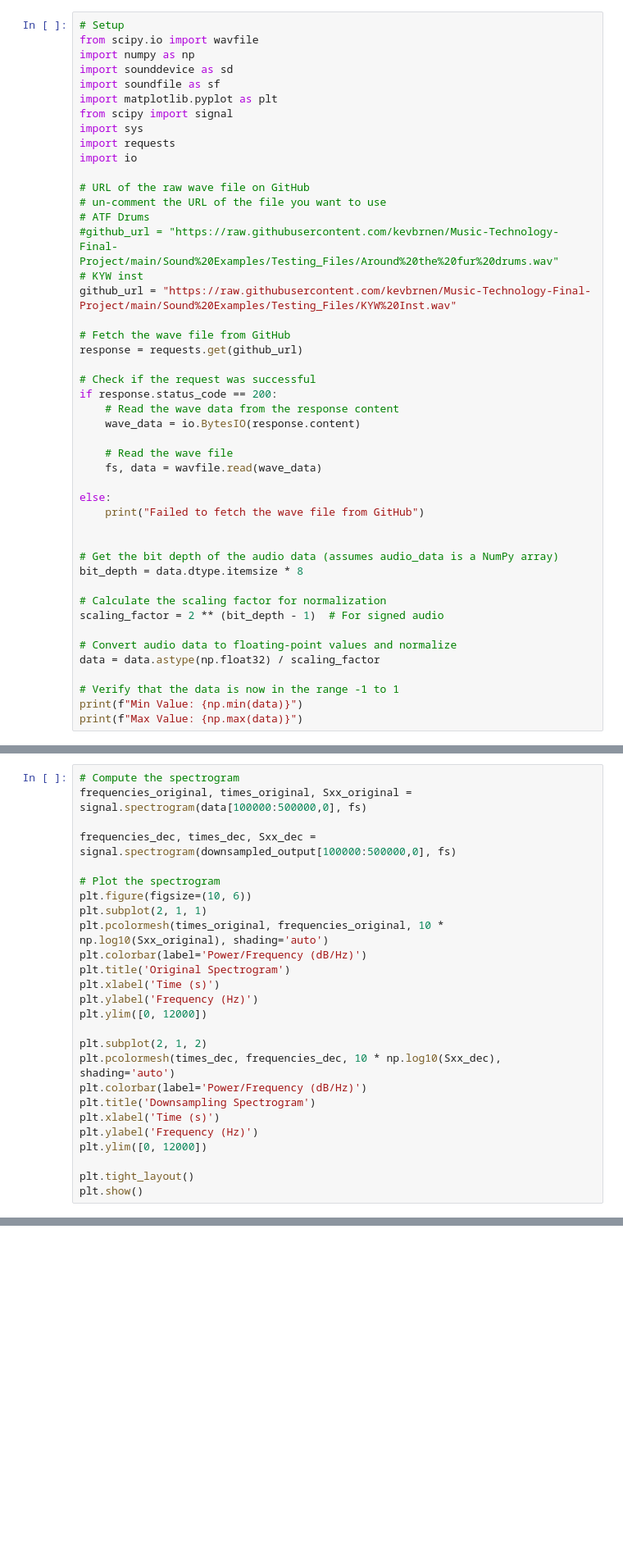
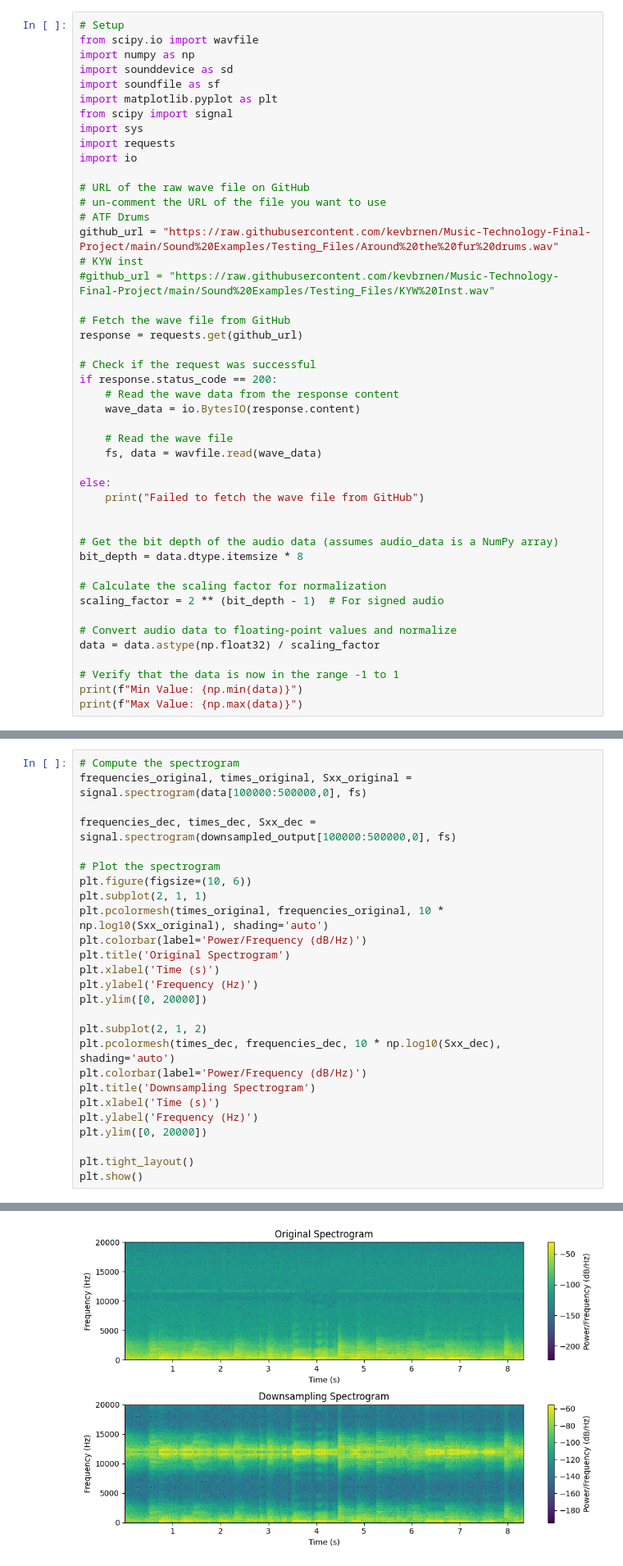
Before and after one commit to kevbrnen/Music-Technology-Final-Project, a Jupyter notebook: Prototyping/Downsampling/Downsampling.ipynb, the cells around one changed output, grey strips where cells are left out. Shown at 82% size. Drawn from its saved outputs; the diff is of its cells as text; blank space fills up the shorter version.

```diff
--- a/Prototyping/Downsampling/Downsampling.ipynb
+++ b/Prototyping/Downsampling/Downsampling.ipynb
@@ -15,9 +15,9 @@ import io
 # URL of the raw wave file on GitHub
 # un-comment the URL of the file you want to use
 # ATF Drums
-#github_url = "https://raw.githubusercontent.com/kevbrnen/Music-Technology-Final-Project/main/Sound%20Examples/Testing_Files/Around%20the%20fur%20drums.wav"
+github_url = "https://raw.githubusercontent.com/kevbrnen/Music-Technology-Final-Project/main/Sound%20Examples/Testing_Files/Around%20the%20fur%20drums.wav"
 # KYW inst
-github_url = "https://raw.githubusercontent.com/kevbrnen/Music-Technology-Final-Project/main/Sound%20Examples/Testing_Files/KYW%20Inst.wav"
+#github_url = "https://raw.githubusercontent.com/kevbrnen/Music-Technology-Final-Project/main/Sound%20Examples/Testing_Files/KYW%20Inst.wav"
 
 # Fetch the wave file from GitHub
 response = requests.get(github_url)
@@ -181,7 +183,7 @@ plt.colorbar(label='Power/Frequency (dB/Hz)')
 plt.title('Original Spectrogram')
 plt.xlabel('Time (s)')
 plt.ylabel('Frequency (Hz)')
-plt.ylim([0, 12000])
+plt.ylim([0, 20000])
 
 plt.subplot(2, 1, 2)
 plt.pcolormesh(times_dec, frequencies_dec, 10 * np.log10(Sxx_dec), shading='auto')
@@ -189,7 +191,7 @@ plt.colorbar(label='Power/Frequency (dB/Hz)')
 plt.title('Downsampling Spectrogram')
 plt.xlabel('Time (s)')
 plt.ylabel('Frequency (Hz)')
-plt.ylim([0, 12000])
+plt.ylim([0, 20000])
 
 plt.tight_layout()
 plt.show()
@@ -198,3 +199,4 @@ NameError: name 'downsampled_output' is not defined
+[figure, added]
 # %%
 # Compute the spectrogram
 frequencies_original, times_original, Sxx_original = signal.spectrogram(data[100000:500000,0], fs)
```
Also changed, not shown: parts of 4 cells of this notebook, 24 other files.
